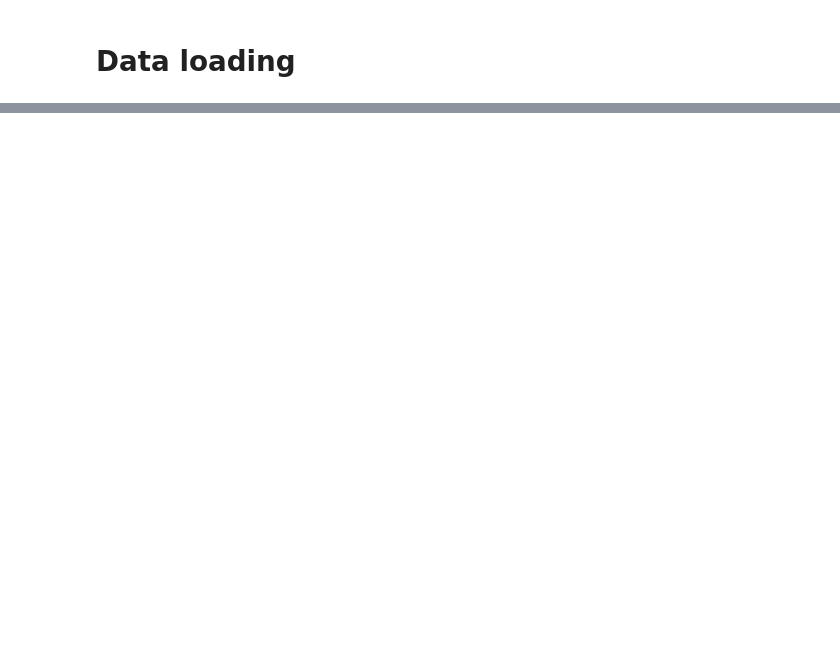
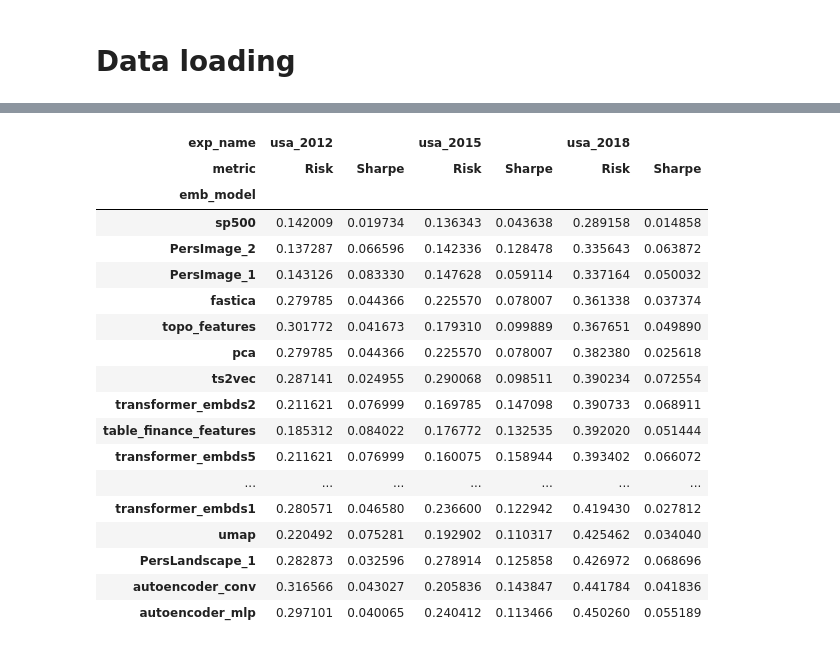
Before and after one commit to petrsokerin/Stock_clustering_paper, a Jupyter notebook: new_res_analysis.ipynb, the cells around one changed output, grey strips where cells are left out. Cells and saved outputs as stored; diff of their text form; code cells hidden in the pictures; blank space fills up the shorter version.

Commit message:
add tables

```diff
--- a/new_res_analysis.ipynb
+++ b/new_res_analysis.ipynb
@@ -10,15 +10,15 @@ def change_features(df):
     return df
 # %%
 dict_category2emb = {
-    'topological' : [
+    'topological features' : [
         'PersImage_2',
-        'PersLandscape_1'
+        'PersLandscape_1',
         'PersImage_1',
         'PersLandscape_2',
         'topo_features'
       ],
 
-    'dim_reduction' : ['umap', 'pca', 'fastica', 'tnse'],
+    'Dimensionality reduction' : ['umap', 'pca', 'fastica', 'tnse'],
 
     'transformers' : [ 'transformer_embds1',
  'transformer_embds2',
@@ -30,15 +30,17 @@ dict_category2emb = {
  'autoencoder_lstm',
  'autoencoder_mlp',],
 
-    'baselines' : ['sp500', 'sectors'],
+    #'baselines' : ['sp500', 'sectors'],
+    'index': ['sp500'],
+    'ecomonic sectors': ['sectors'],
 
-    'interpretable' : [ 'tsfresh', 'table_finance_features'],
+    'classical features' : [ 'tsfresh', 'table_finance_features'],
 
-    'time_clustering' : ['KShape',
- 'MSTcorr',
- 'TimeSeriesKMeans'],
+#     'time_clustering' : ['KShape',
+#  'MSTcorr',
+#  'TimeSeriesKMeans'],
 
-    'time_embedding' : ['ts2vec', 'signal2vec_embds']
+    'time series embedding' : ['ts2vec', 'signal2vec_embds']
 }
 
 dict_emb2cat = {method:categ for categ, list_methods in dict_category2emb.items() for method in list_methods }
@@ -133,0 +115,7 @@ all_exp_pivot.sort_values([('Risk', 'usa_2018')])
+# %%
+features_to_drop = ['DB', 'HC', 'Sil', 'hom', 'Beta', 'Alpha',
+                    'AVG_returns', 'VaR', 'Drawdown', 'Recovery']
+all_experiments = all_experiments.drop(features_to_drop, axis=1)
+all_experiments = all_experiments
+
+all_experiments.head()
@@ -133,0 +148,30 @@ all_exp_pivot.sort_values([('Risk', 'usa_2018')])
+# %%
+all_exp_melt = pd.melt(all_experiments, id_vars=['exp_name', 'category', 'emb_model', 'clust_model'],
+        value_vars=['Risk', 'Sharpe'], var_name='metric', value_name='value')
+
+all_exp_pivot = all_exp_melt.pivot(index='emb_model', columns=['exp_name', 'metric'], values=['value'])
+all_exp_pivot.columns = all_exp_pivot.columns.droplevel()
+all_exp_pivot = all_exp_pivot.sort_index(axis=1, level=0)
+all_exp_pivot.sort_values([('usa_2018', 'Risk')], inplace=True)
+
+all_exp_pivot
+# %% [output]
+| exp_name | usa_2012 |  | usa_2015 |  | usa_2018 |  |
+| metric | Risk | Sharpe | Risk | Sharpe | Risk | Sharpe |
+| emb_model |  |  |  |  |  |  |
+| sp500 | 0.142009 | 0.019734 | 0.136343 | 0.043638 | 0.289158 | 0.014858 |
+| PersImage_2 | 0.137287 | 0.066596 | 0.142336 | 0.128478 | 0.335643 | 0.063872 |
+| PersImage_1 | 0.143126 | 0.083330 | 0.147628 | 0.059114 | 0.337164 | 0.050032 |
+| fastica | 0.279785 | 0.044366 | 0.225570 | 0.078007 | 0.361338 | 0.037374 |
+| topo_features | 0.301772 | 0.041673 | 0.179310 | 0.099889 | 0.367651 | 0.049890 |
+| pca | 0.279785 | 0.044366 | 0.225570 | 0.078007 | 0.382380 | 0.025618 |
+| ts2vec | 0.287141 | 0.024955 | 0.290068 | 0.098511 | 0.390234 | 0.072554 |
+| transformer_embds2 | 0.211621 | 0.076999 | 0.169785 | 0.147098 | 0.390733 | 0.068911 |
+| table_finance_features | 0.185312 | 0.084022 | 0.176772 | 0.132535 | 0.392020 | 0.051444 |
+| transformer_embds5 | 0.211621 | 0.076999 | 0.160075 | 0.158944 | 0.393402 | 0.066072 |
+| ... | ... | ... | ... | ... | ... | ... |
+| transformer_embds1 | 0.280571 | 0.046580 | 0.236600 | 0.122942 | 0.419430 | 0.027812 |
+| umap | 0.220492 | 0.075281 | 0.192902 | 0.110317 | 0.425462 | 0.034040 |
+| PersLandscape_1 | 0.282873 | 0.032596 | 0.278914 | 0.125858 | 0.426972 | 0.068696 |
+| autoencoder_conv | 0.316566 | 0.043027 | 0.205836 | 0.143847 | 0.441784 | 0.041836 |
+| autoencoder_mlp | 0.297101 | 0.040065 | 0.240412 | 0.113466 | 0.450260 | 0.055189 |
```
Also changed, not shown: parts of 8 cells of this notebook, 2 other files.
